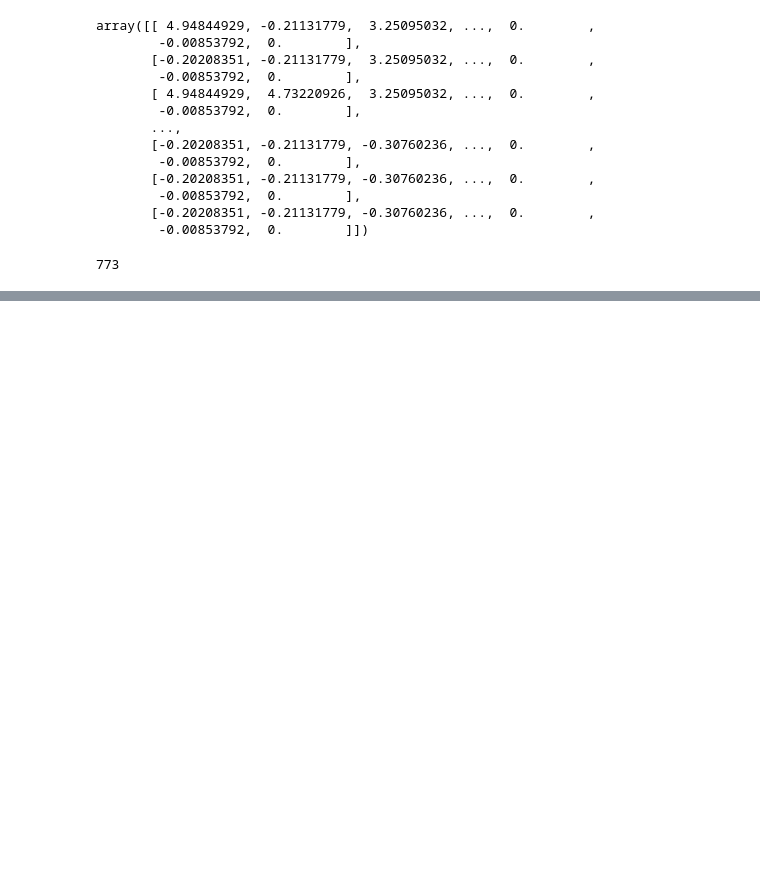
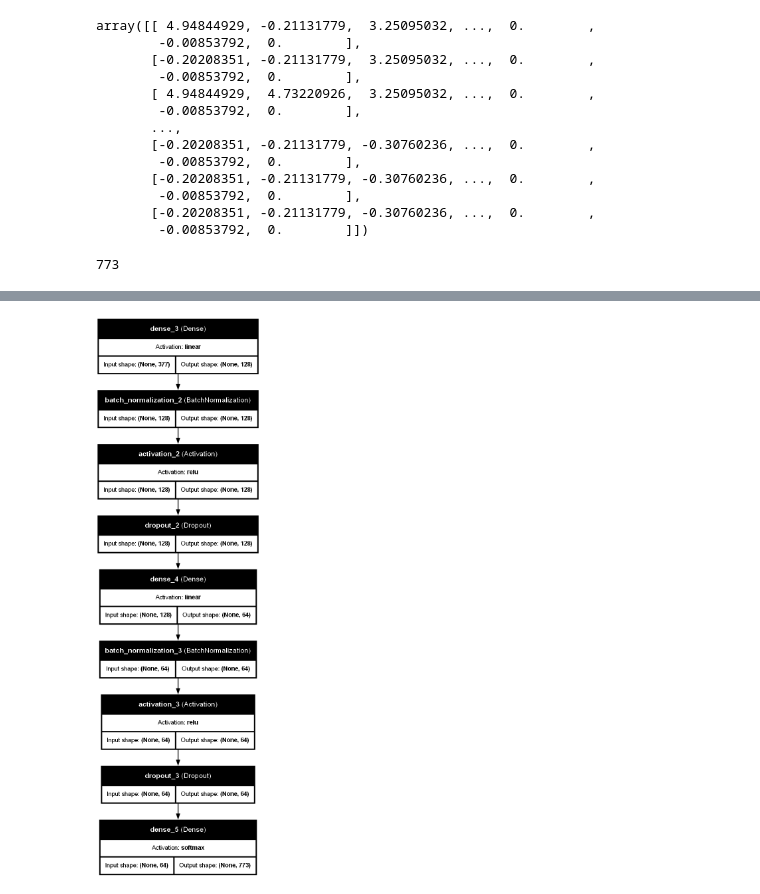
Before and after one commit to nihcas2015/Disease_Predictor, a Jupyter notebook: neural/train.ipynb, the cells around one changed output, grey strips where cells are left out. Cells and saved outputs as stored; diff of their text form; code cells hidden in the pictures; blank space fills up the shorter version.

```diff
--- a/neural/train.ipynb
+++ b/neural/train.ipynb
@@ -201,6 +166,25 @@ Model: "sequential"
  Total params: 107,653 (420.52 KB)
  Trainable params: 107,269 (419.02 KB)
  Non-trainable params: 384 (1.50 KB)
+# %%
+#visualizing the model architecture
+
+vis_dir = r'C:\Users\nihca\OneDrive\Documents\vscode\edaproject\neural\visualizations'
+os.makedirs(vis_dir, exist_ok=True)
+
+plot_model(
+    model,
+    to_file=os.path.join(vis_dir, 'model_architecture.png'),
+    show_shapes=True,
+    show_layer_names=True,
+    rankdir='TB',
+    dpi=96,
+    show_layer_activations=True
+)
+
+Image(os.path.join(vis_dir, 'model_architecture.png'))
+# %% [output]
+[figure, added]
 # %%
 early_stopping = tf.keras.callbacks.EarlyStopping(
     monitor='val_loss',
```
Also changed, not shown: parts of 15 cells of this notebook, 3 other files.
